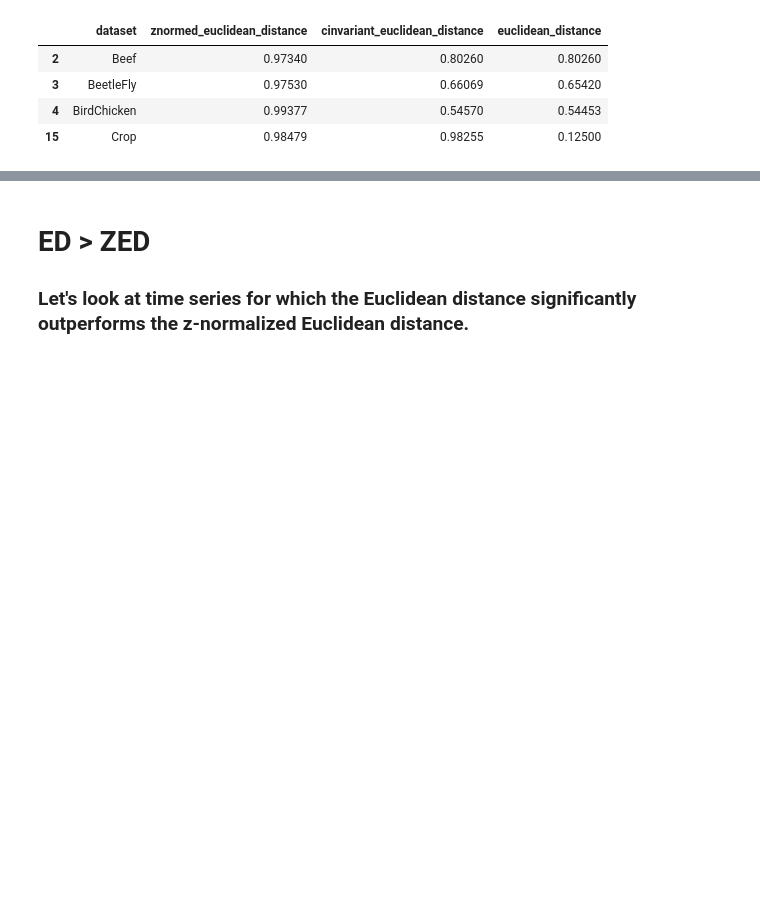
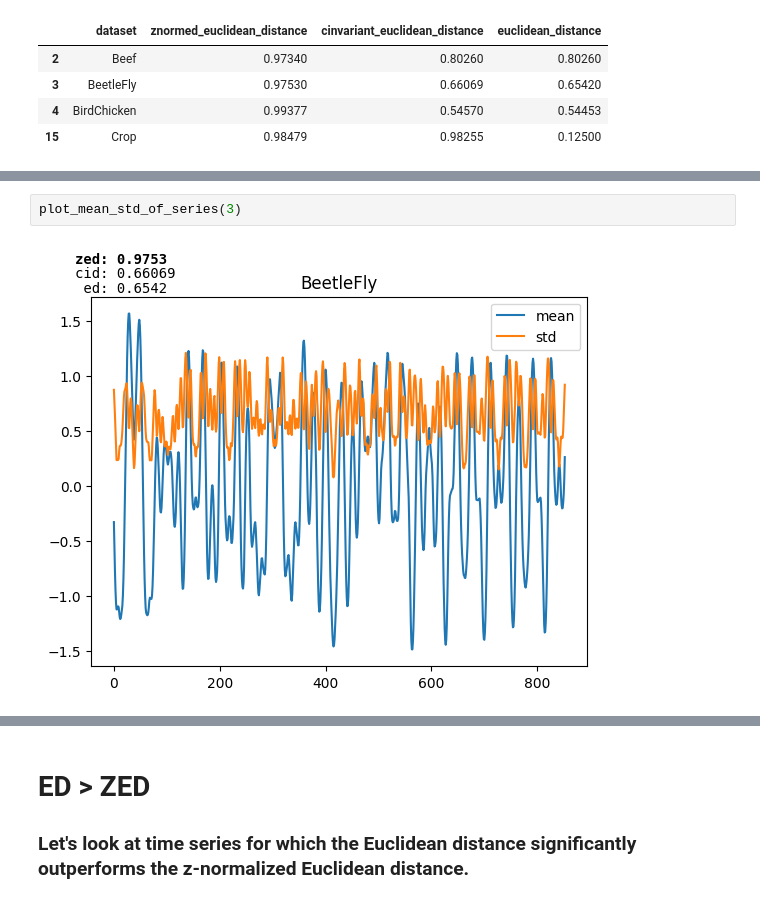
Before and after one commit to JaasperK/oracle, a Jupyter notebook: notebooks/oracle.ipynb, the cells around one changed output, grey strips where cells are left out. Cells and saved outputs as stored; diff of their text form; blank space fills up the shorter version.

```diff
--- a/notebooks/oracle.ipynb
+++ b/notebooks/oracle.ipynb
@@ -256,0 +216,4 @@ plt.plot(crop_sigma[:view_len])  # in orange
+# %%
+plot_mean_std_of_series(3)
+# %% [output]
+[figure, added]
```
Also changed, not shown: parts of 31 cells of this notebook.
